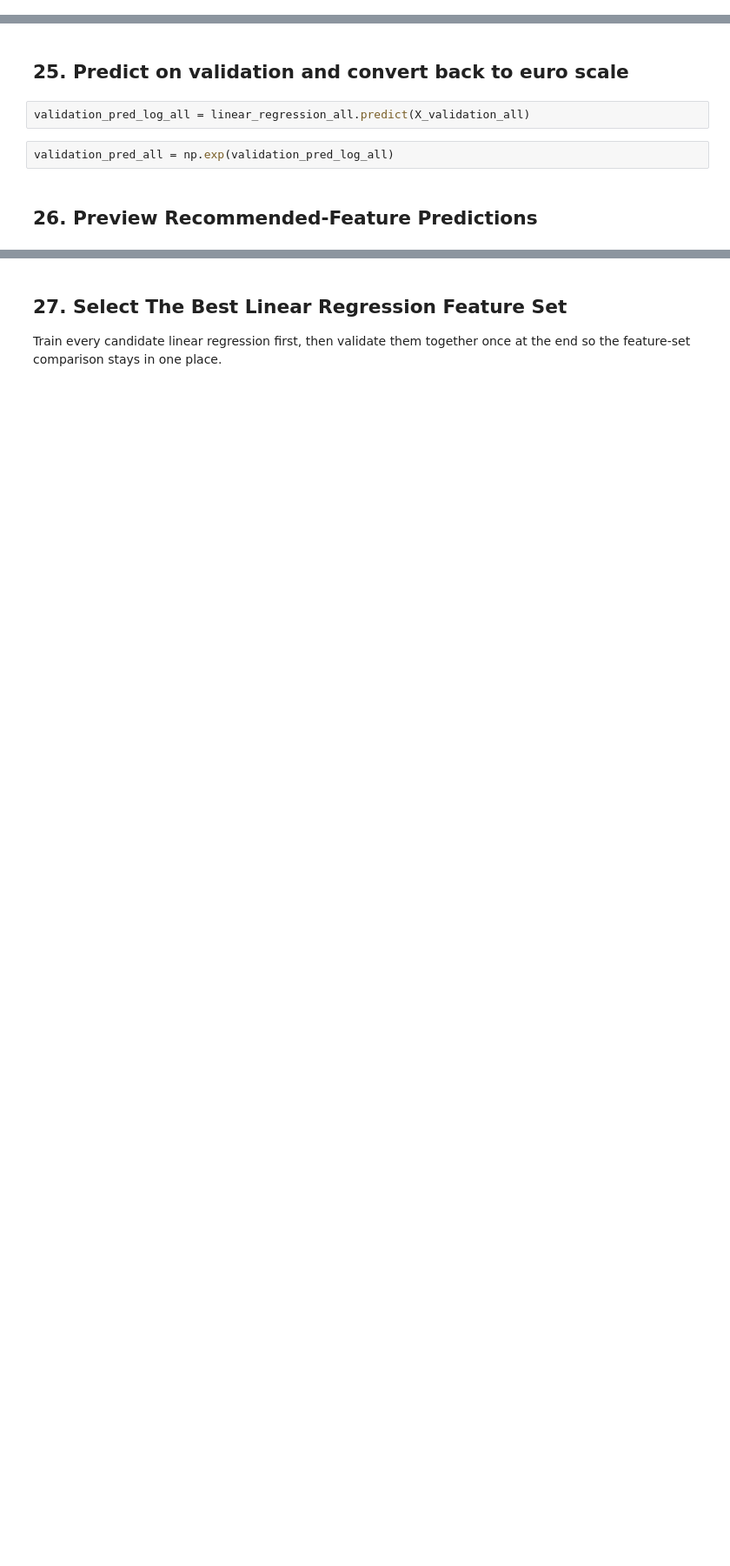
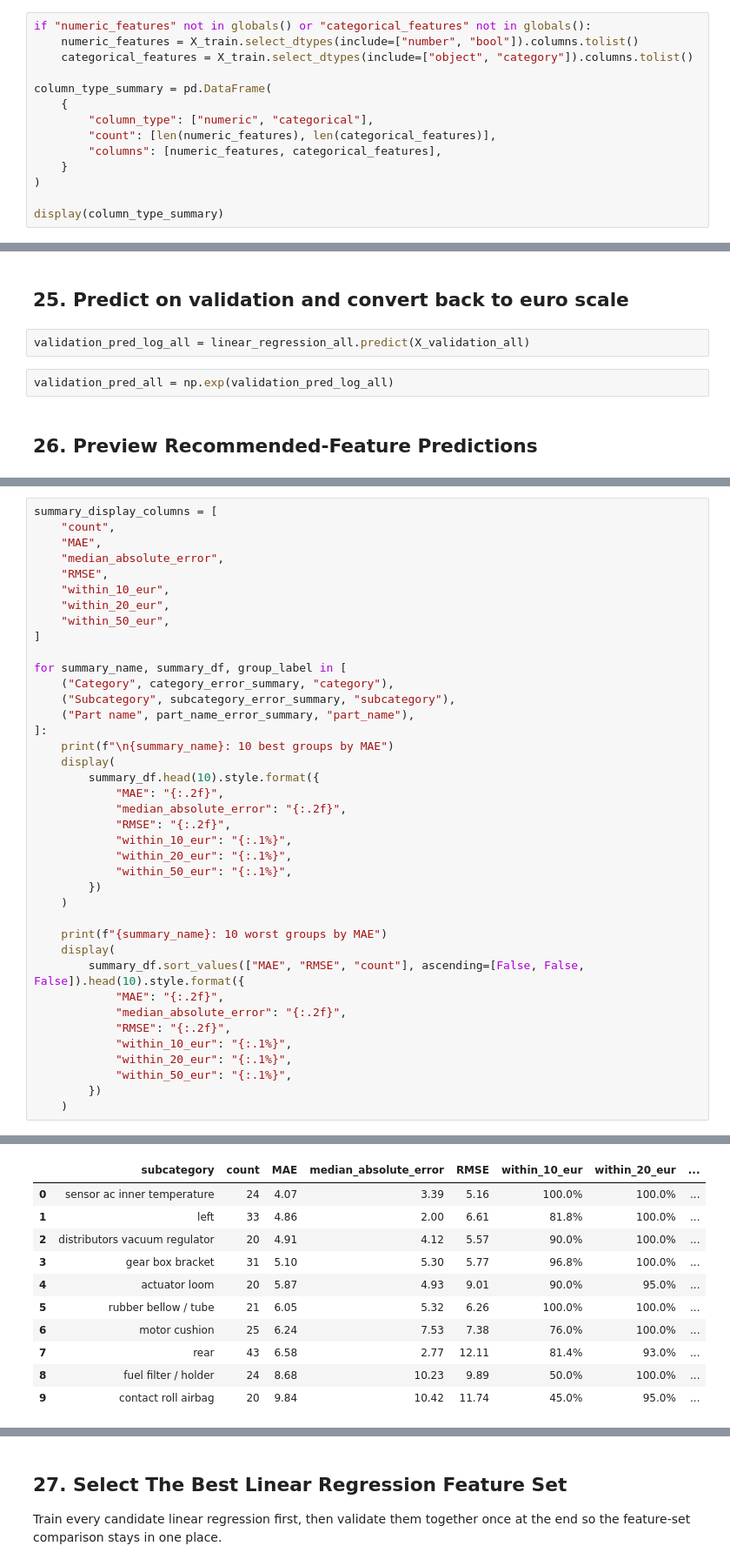
Before and after one commit to Riteshbhandarii/DPPM, a Jupyter notebook: notebooks/04_training/01_baseline_linear_regression.ipynb, the cells around one changed output, grey strips where cells are left out. Shown at 87% size. Saved outputs shown, nothing was run; the diff lists cells and outputs as text; blank space fills up the shorter version.

```diff
--- a/notebooks/04_training/01_baseline_linear_regression.ipynb
+++ b/notebooks/04_training/01_baseline_linear_regression.ipynb
@@ -340,0 +339,14 @@ Categorical columns: ['part_name', 'quality_grade', 'oem_number', 'brand', 'mode
+# %%
+if "numeric_features" not in globals() or "categorical_features" not in globals():
+    numeric_features = X_train.select_dtypes(include=["number", "bool"]).columns.tolist()
+    categorical_features = X_train.select_dtypes(include=["object", "category"]).columns.tolist()
+
+column_type_summary = pd.DataFrame(
+    {
+        "column_type": ["numeric", "categorical"],
+        "count": [len(numeric_features), len(categorical_features)],
+        "columns": [numeric_features, categorical_features],
+    }
+)
+
+display(column_type_summary)
@@ -635,0 +747,40 @@ Baseline + Traficom + Registry Lifecycle + Listing Dynamics Validation RMSE: 170
+# %%
+summary_display_columns = [
+    "count",
+    "MAE",
+    "median_absolute_error",
+    "RMSE",
+    "within_10_eur",
+    "within_20_eur",
+    "within_50_eur",
+]
+
+for summary_name, summary_df, group_label in [
+    ("Category", category_error_summary, "category"),
+    ("Subcategory", subcategory_error_summary, "subcategory"),
+    ("Part name", part_name_error_summary, "part_name"),
+]:
+    print(f"\n{summary_name}: 10 best groups by MAE")
+    display(
+        summary_df.head(10).style.format({
+            "MAE": "{:.2f}",
+            "median_absolute_error": "{:.2f}",
+            "RMSE": "{:.2f}",
+            "within_10_eur": "{:.1%}",
+            "within_20_eur": "{:.1%}",
+            "within_50_eur": "{:.1%}",
+        })
+    )
+
+    print(f"{summary_name}: 10 worst groups by MAE")
+    display(
+        summary_df.sort_values(["MAE", "RMSE", "count"], ascending=[False, False, False]).head(10).style.format({
+            "MAE": "{:.2f}",
+            "median_absolute_error": "{:.2f}",
+            "RMSE": "{:.2f}",
+            "within_10_eur": "{:.1%}",
+            "within_20_eur": "{:.1%}",
+            "within_50_eur": "{:.1%}",
+        })
+    )
+# %% [output]
@@ -635,0 +806,11 @@ Baseline + Traficom + Registry Lifecycle + Listing Dynamics Validation RMSE: 170
+|  | subcategory | count | MAE | median_absolute_error | RMSE | within_10_eur | within_20_eur | ... |
+| 0 | sensor ac inner temperature | 24 | 4.07 | 3.39 | 5.16 | 100.0% | 100.0% | ... |
+| 1 | left | 33 | 4.86 | 2.00 | 6.61 | 81.8% | 100.0% | ... |
+| 2 | distributors vacuum regulator | 20 | 4.91 | 4.12 | 5.57 | 90.0% | 100.0% | ... |
+| 3 | gear box bracket | 31 | 5.10 | 5.30 | 5.77 | 96.8% | 100.0% | ... |
+| 4 | actuator loom | 20 | 5.87 | 4.93 | 9.01 | 90.0% | 95.0% | ... |
+| 5 | rubber bellow / tube | 21 | 6.05 | 5.32 | 6.26 | 100.0% | 100.0% | ... |
+| 6 | motor cushion | 25 | 6.24 | 7.53 | 7.38 | 76.0% | 100.0% | ... |
+| 7 | rear | 43 | 6.58 | 2.77 | 12.11 | 81.4% | 93.0% | ... |
+| 8 | fuel filter / holder | 24 | 8.68 | 10.23 | 9.89 | 50.0% | 100.0% | ... |
+| 9 | contact roll airbag | 20 | 9.84 | 10.42 | 11.74 | 45.0% | 95.0% | ... |
```
Also changed, not shown: parts of 23 cells of this notebook, 5 other files.
